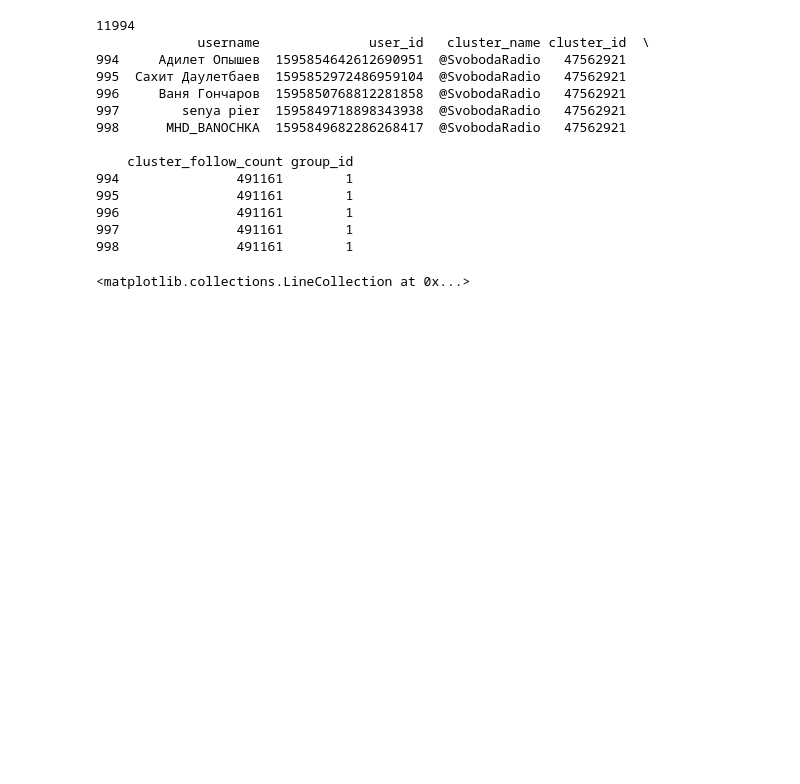
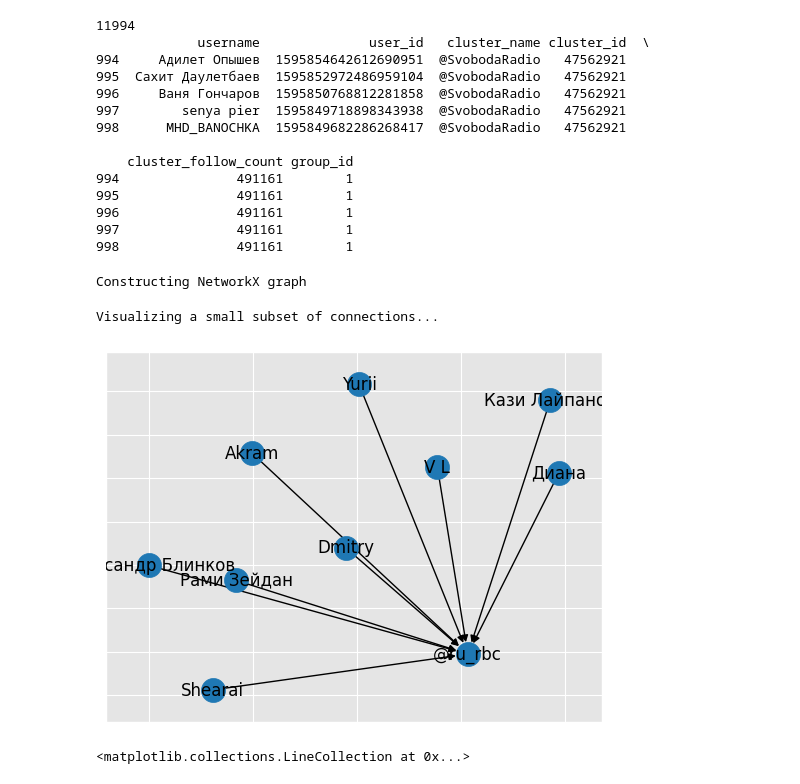
Before and after one commit to Denisfench/confirmation-bias-vis, a Jupyter notebook: confirmation_bias_vis.ipynb, the cells around one changed output. Cells and saved outputs as stored; diff of their text form; code cells hidden in the pictures; blank space fills up the shorter version.

Commit message:
adding basic graph visualization

```diff
--- a/confirmation_bias_vis.ipynb
+++ b/confirmation_bias_vis.ipynb
@@ -299,10 +303,23 @@ print(global_graph_pd.tail())
 #   1334400780)], 'username', 'user_id')
 # pos = nx.spring_layout(G)
 # %%
+print("Constructing NetworkX graph")
+
 G = nx.from_pandas_edgelist(global_graph_pd, source='username',
-                            target='cluster_name')
+                            target='cluster_name', create_using=nx.DiGraph())
 
-multi_Di_G = nx.MultiDiGraph(G)
-
-pos = nx.spring_layout(multi_Di_G)
+pos = nx.spring_layout(G)
+# %% [output]
+Constructing NetworkX graph
+# %%
+print("Visualizing a small subset of connections...")
+
+subgraph = G.subgraph(list(G.nodes)[:10])
+
+subgraph_pos = nx.spring_layout(subgraph)
+
+nx.draw_networkx(subgraph, subgraph_pos)
+# %% [output]
+Visualizing a small subset of connections...
+[figure, added]
 # %%
```
Also changed, not shown: parts of 3 cells of this notebook.
